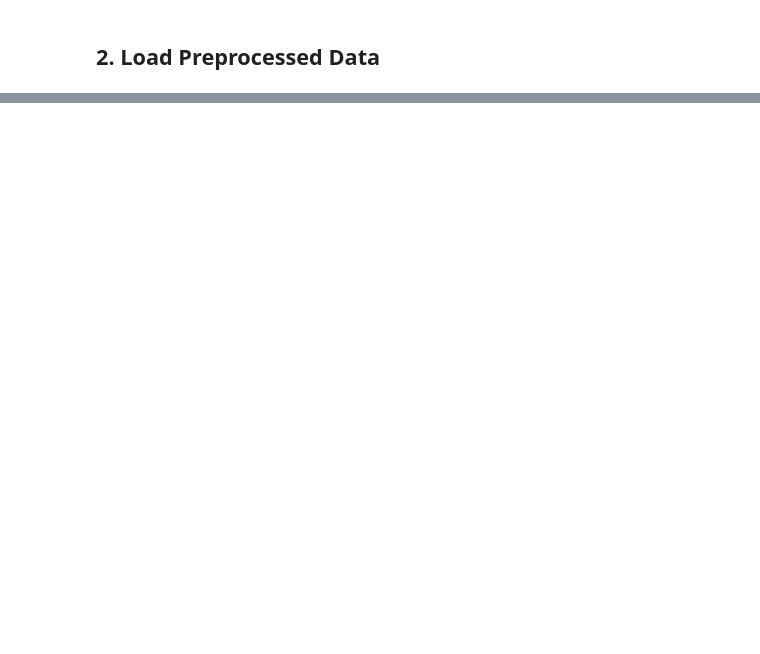
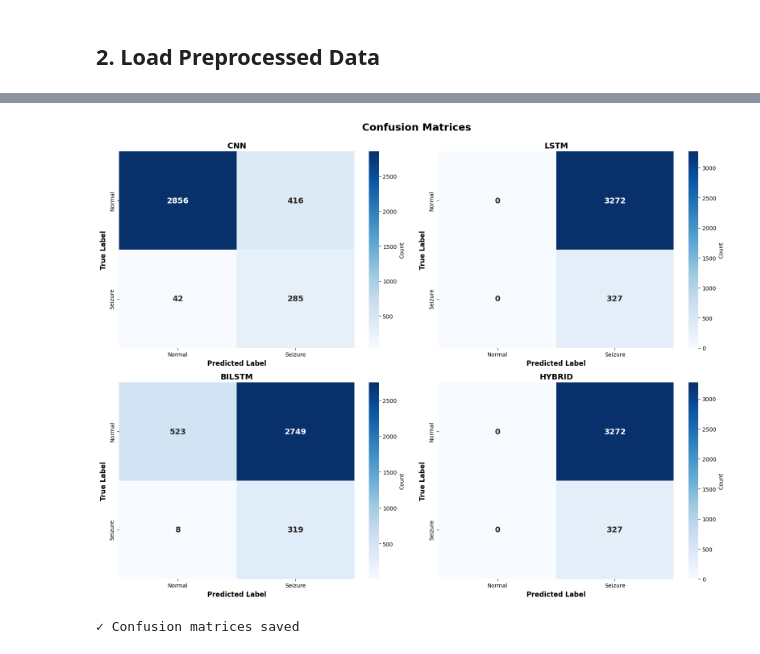
Before and after one commit to PranaavPrasad/Epilepsy-Detection, a Jupyter notebook: notebooks/03_model_training.ipynb, the cells around one changed output, grey strips where cells are left out. Drawn from its saved outputs; the diff is of its cells as text; code cells hidden in the pictures; blank space fills up the shorter version.

```diff
--- a/notebooks/03_model_training.ipynb
+++ b/notebooks/03_model_training.ipynb
@@ -661,0 +1270,27 @@ plt.show()
+# %%
+# Confusion Matrices
+fig, axes = plt.subplots(2, 2, figsize=(16, 12))
+fig.suptitle('Confusion Matrices', fontsize=18, fontweight='bold', y=0.995)
+
+for idx, result in enumerate(results):
+    ax = axes[idx // 2, idx % 2]
+    cm = confusion_matrix(result['y_true'], result['y_pred'])
+
+    sns.heatmap(cm, annot=True, fmt='d', cmap='Blues', ax=ax,
+                xticklabels=['Normal', 'Seizure'],
+                yticklabels=['Normal', 'Seizure'],
+                cbar_kws={'label': 'Count'},
+                annot_kws={'fontsize': 14, 'fontweight': 'bold'})
+
+    ax.set_title(f"{result['model']}", fontsize=14, fontweight='bold')
+    ax.set_ylabel('True Label', fontsize=12, fontweight='bold')
+    ax.set_xlabel('Predicted Label', fontsize=12, fontweight='bold')
+
+plt.tight_layout()
+plt.savefig(BASE_DIR / "data" / "processed" / "confusion_matrices.png", dpi=300, bbox_inches='tight')
+plt.show()
+
+print("✓ Confusion matrices saved")
+# %% [output]
+[figure, added]
+✓ Confusion matrices saved
```
Also changed, not shown: parts of 57 cells of this notebook, 1 other file.
